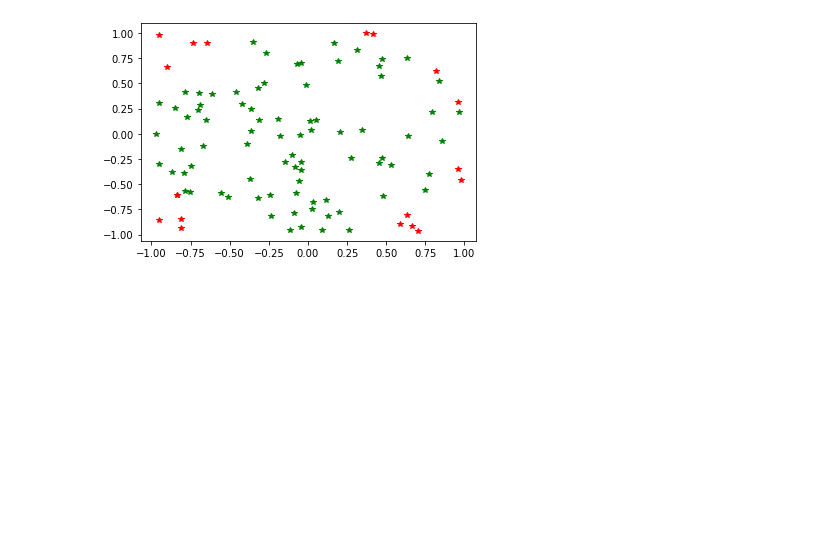
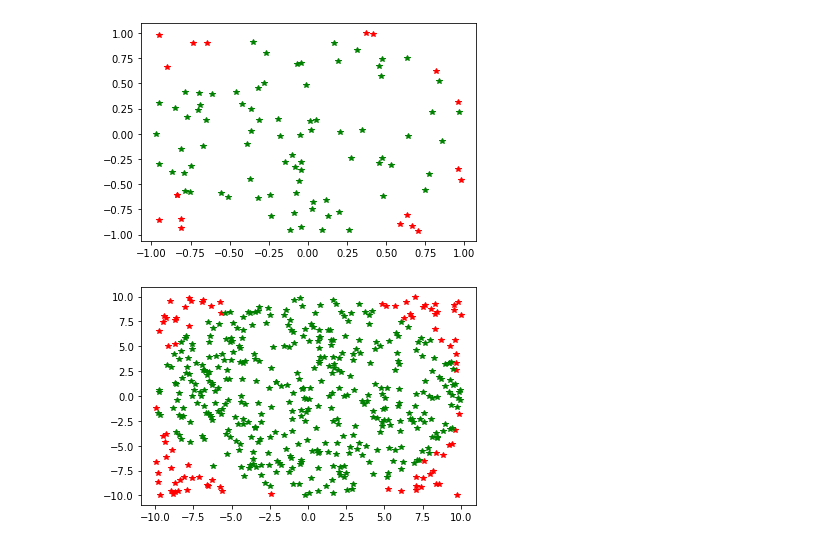
Before and after one commit to SannaIsak/sanna_isaksson_TE19C, a Jupyter notebook: Programmeringslaboration1/Uppgift1_simulering.ipynb, the cells around one changed output. Drawn from its saved outputs; the diff is of its cells as text; code cells hidden in the pictures; blank space fills up the shorter version.

```diff
--- a/Programmeringslaboration1/Uppgift1_simulering.ipynb
+++ b/Programmeringslaboration1/Uppgift1_simulering.ipynb
@@ -118,3 +120,37 @@ plt.plot(x_vals_inside, y_vals_inside, '*g') # För att skriva ut punkterna för
 plt.show() # Skriver ut hela grafen
 # %% [output]
 [figure]
+# %%
+# Uppgift 1h
+
+import random as rnd
+import math
+import matplotlib.pyplot as plt
+
+x_vals_outside = [ ]
+y_vals_outside = [ ]
+x_vals_inside = [ ]
+y_vals_inside = [ ]
+
+for i in range(500):
+    x = rnd.uniform(-10,10)
+    y = rnd.uniform(-10,10)
+    d = math.sqrt(x**2+y**2)
+    if d > 10:
+        x_vals_outside.append(x)
+        y_vals_outside.append(y)
+    else:
+        x_vals_inside.append(x)
+        y_vals_inside.append(y)
+
+plt.plot(x_vals_outside, y_vals_outside, '*r')
+plt.plot(x_vals_inside, y_vals_inside, '*g')
+plt.show()
+
+# Oavsett vilken radie man har kommer grafen med prickarna se ungefär likadan ut, det som skiljer är värdena på x och y axeln (det blir fler värden)
+# Om man skulle ha samma skalla på grafen hade punkterna haft större mellan rum mellan varandra
+
+# Ju fler punkter man simulerar desto tätare sitter dem och formen blir då mer lik en cirkel
+# Om man har få punkter kommer grafen att skilja sig mer (var punkterna ligger, hur långt ifrån varandra etc) varje gång man slumpar fram nya punkter jämfört med om man har många punkter
+# %% [output]
+[figure, added]
```
Also changed, not shown: parts of 1 cell of this notebook, 1 other file.
